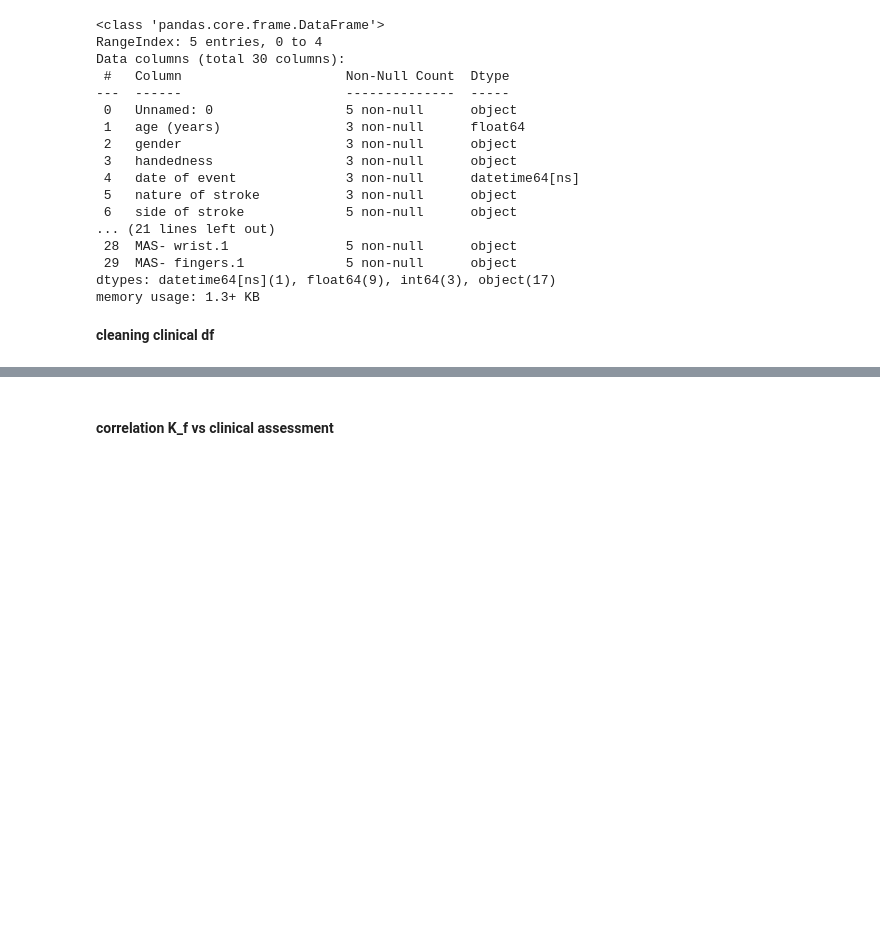
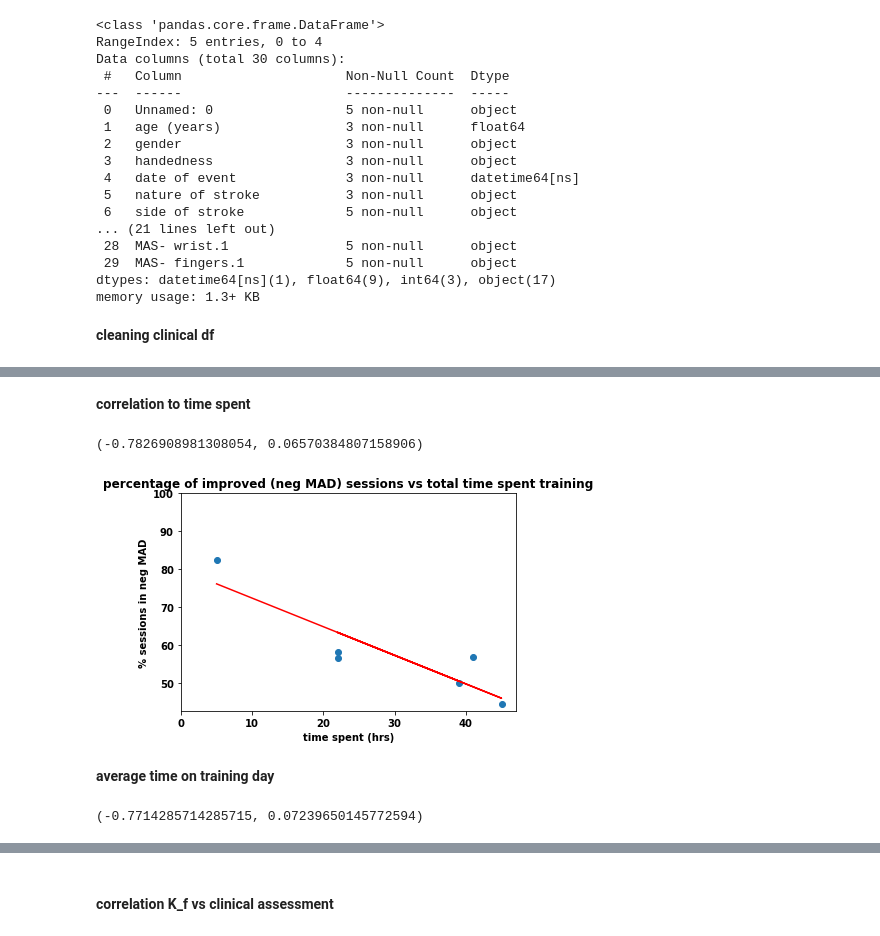
Before and after one commit to doscsy12/robotic_hometherapy, a Jupyter notebook: EDA_K_f.ipynb, the cells around one changed output, grey strips where cells are left out. Saved outputs shown, nothing was run; the diff lists cells and outputs as text; code cells hidden in the pictures; blank space fills up the shorter version.

```diff
--- a/EDA_K_f.ipynb
+++ b/EDA_K_f.ipynb
@@ -112,0 +278,9 @@ plt.show();
+# %%
+pct_Kf_MAD_neg = []
+for nr, kager in enumerate(list_of_kf_MAD):
+    kager.rename(columns = {'0' : 'K_f_MAD',
+                           'Unnamed: 0' : 'session_nr'}, inplace=True)
+    pct_Kf_MAD_neg.append(len(list_of_kf_MAD[nr][list_of_kf_MAD[nr]['K_f_MAD']<0])/len(list_of_kf_MAD[nr]))
+# %%
+K_f_final['pct_Kf_MAD_neg'] = np.around(pct_Kf_MAD_neg,4)*100
+K_f_final
@@ -112,0 +295,30 @@ plt.show();
+# %% [markdown]
+**correlation to time spent**
+# %%
+rho, p = scipy.stats.spearmanr(K_f_final['timespent'],K_f_final['pct_Kf_MAD_neg'])
+rho, p
+# %% [output]
+(-0.7826908981308054, 0.06570384807158906)
+# %%
+# coorelation between MAD and time spent
+plt.scatter(K_f_final['timespent'],K_f_final['pct_Kf_MAD_neg'],marker='o')
+
+# plot trendline (linear fitting)
+z = np.polyfit(K_f_final['timespent'],K_f_final['pct_Kf_MAD_neg'], 1)
+p = np.poly1d(z)
+plt.plot(K_f_final['timespent'],p(K_f_final['timespent']),'r-')
+plt.xlim(left=0)
+plt.ylim(top=100)
+plt.xlabel('time spent (hrs)')
+plt.ylabel('% sessions in neg MAD')
+plt.title('percentage of improved (neg MAD) sessions vs total time spent training',fontsize=12)
+plt.show();
+# %% [output]
+[figure, added]
+# %% [markdown]
+**average time on training day**
+# %%
+rho, p = scipy.stats.spearmanr(K_f_final['avetimespent'],K_f_final['pct_Kf_MAD_neg'])
+rho, p
+# %% [output]
+(-0.7714285714285715, 0.07239650145772594)
```
Also changed, not shown: parts of 39 cells of this notebook.
